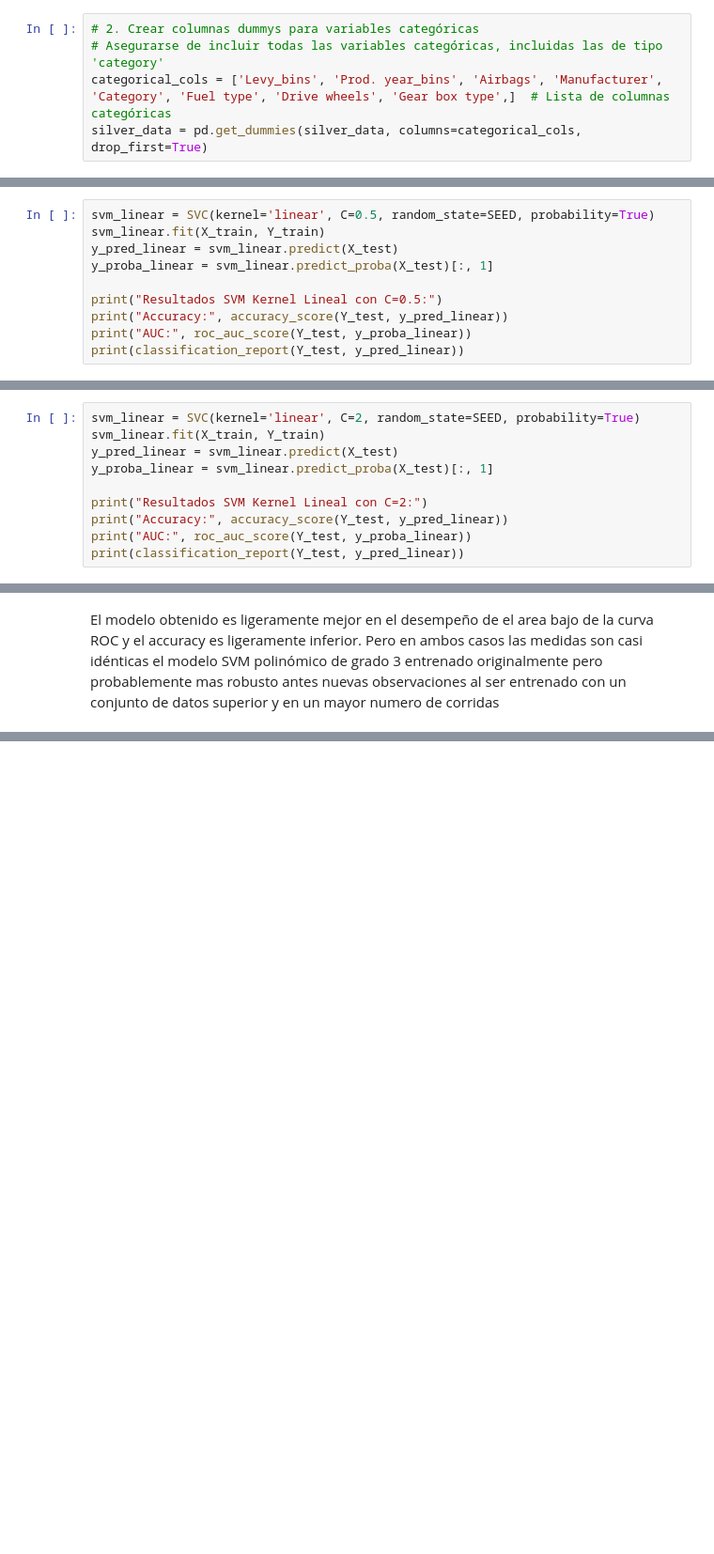
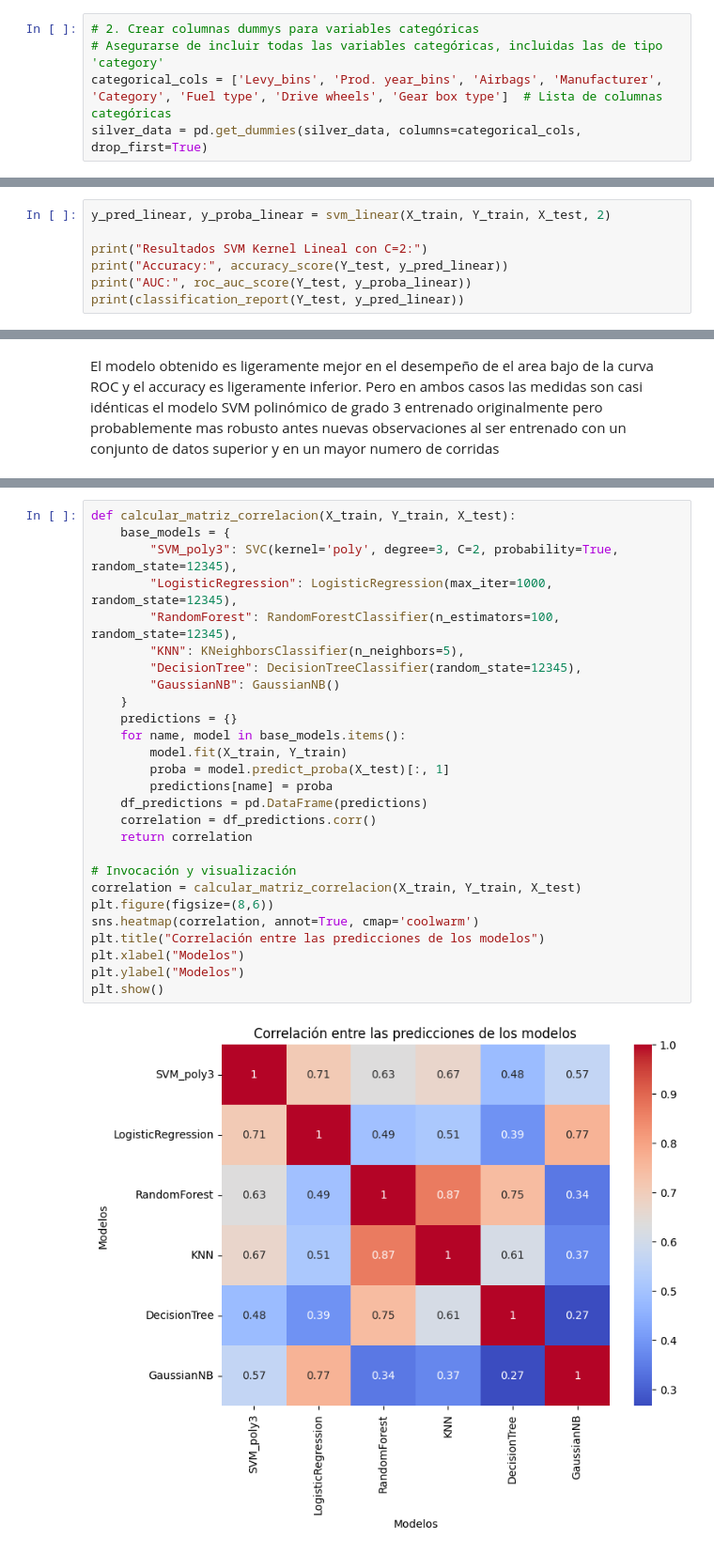
Before and after one commit to PabloPaezSheridan/BinaryClasifficationRNN, a Jupyter notebook: Solution/BinaryClassificationCarPainting.ipynb, the cells around one changed output, grey strips where cells are left out. Shown at 94% size. Saved outputs shown, nothing was run; the diff lists cells and outputs as text; blank space fills up the shorter version.

```diff
--- a/Solution/BinaryClassificationCarPainting.ipynb
+++ b/Solution/BinaryClassificationCarPainting.ipynb
@@ -142,7 +142,7 @@ Para cada variable categorica de nuestro conjunto de datos creamos n-1 variables
 # %%
 # 2. Crear columnas dummys para variables categóricas
 # Asegurarse de incluir todas las variables categóricas, incluidas las de tipo 'category'
-categorical_cols = ['Levy_bins', 'Prod. year_bins', 'Airbags', 'Manufacturer', 'Category', 'Fuel type', 'Drive wheels', 'Gear box type',]  # Lista de columnas categóricas
+categorical_cols = ['Levy_bins', 'Prod. year_bins', 'Airbags', 'Manufacturer', 'Category', 'Fuel type', 'Drive wheels', 'Gear box type']  # Lista de columnas categóricas
 silver_data = pd.get_dummies(silver_data, columns=categorical_cols, drop_first=True)
 # %% [markdown]
 ### Estandarización de variables continuas
@@ -205,10 +229,7 @@ weighted avg       0.65      0.65      0.65      1085
 # %%
-svm_linear = SVC(kernel='linear', C=0.5, random_state=SEED, probability=True)
-svm_linear.fit(X_train, Y_train)
-y_pred_linear = svm_linear.predict(X_test)
-y_proba_linear = svm_linear.predict_proba(X_test)[:, 1]
+y_pred_linear, y_proba_linear = svm_linear(X_train, Y_train, X_test, 2)
 
-print("Resultados SVM Kernel Lineal con C=0.5:")
+print("Resultados SVM Kernel Lineal con C=2:")
 print("Accuracy:", accuracy_score(Y_test, y_pred_linear))
 print("AUC:", roc_auc_score(Y_test, y_proba_linear))
 print(classification_report(Y_test, y_pred_linear))
@@ -224,13 +245,3 @@ AUC: 0.6855743879472692
     accuracy                           0.66      1085
    macro avg       0.66      0.66      0.66      1085
 weighted avg       0.66      0.66      0.66      1085
-# %%
-svm_linear = SVC(kernel='linear', C=2, random_state=SEED, probability=True)
-svm_linear.fit(X_train, Y_train)
-y_pred_linear = svm_linear.predict(X_test)
-y_proba_linear = svm_linear.predict_proba(X_test)[:, 1]
-
-print("Resultados SVM Kernel Lineal con C=2:")
-print("Accuracy:", accuracy_score(Y_test, y_pred_linear))
-print("AUC:", roc_auc_score(Y_test, y_proba_linear))
-print(classification_report(Y_test, y_pred_linear))
@@ -393,0 +420,29 @@ El modelo obtenido es ligeramente mejor en el desempeño de el area bajo de la c
+# %%
+def calcular_matriz_correlacion(X_train, Y_train, X_test):
+    base_models = {
+        "SVM_poly3": SVC(kernel='poly', degree=3, C=2, probability=True, random_state=12345),
+        "LogisticRegression": LogisticRegression(max_iter=1000, random_state=12345),
+        "RandomForest": RandomForestClassifier(n_estimators=100, random_state=12345),
+        "KNN": KNeighborsClassifier(n_neighbors=5),
+        "DecisionTree": DecisionTreeClassifier(random_state=12345),
+        "GaussianNB": GaussianNB()
+    }
+    predictions = {}
+    for name, model in base_models.items():
+        model.fit(X_train, Y_train)
+        proba = model.predict_proba(X_test)[:, 1]
+        predictions[name] = proba
+    df_predictions = pd.DataFrame(predictions)
+    correlation = df_predictions.corr()
+    return correlation
+
+# Invocación y visualización
+correlation = calcular_matriz_correlacion(X_train, Y_train, X_test)
+plt.figure(figsize=(8,6))
+sns.heatmap(correlation, annot=True, cmap='coolwarm')
+plt.title("Correlación entre las predicciones de los modelos")
+plt.xlabel("Modelos")
+plt.ylabel("Modelos")
+plt.show()
+# %% [output]
+[figure, added]
```
Also changed, not shown: parts of 27 cells of this notebook.
